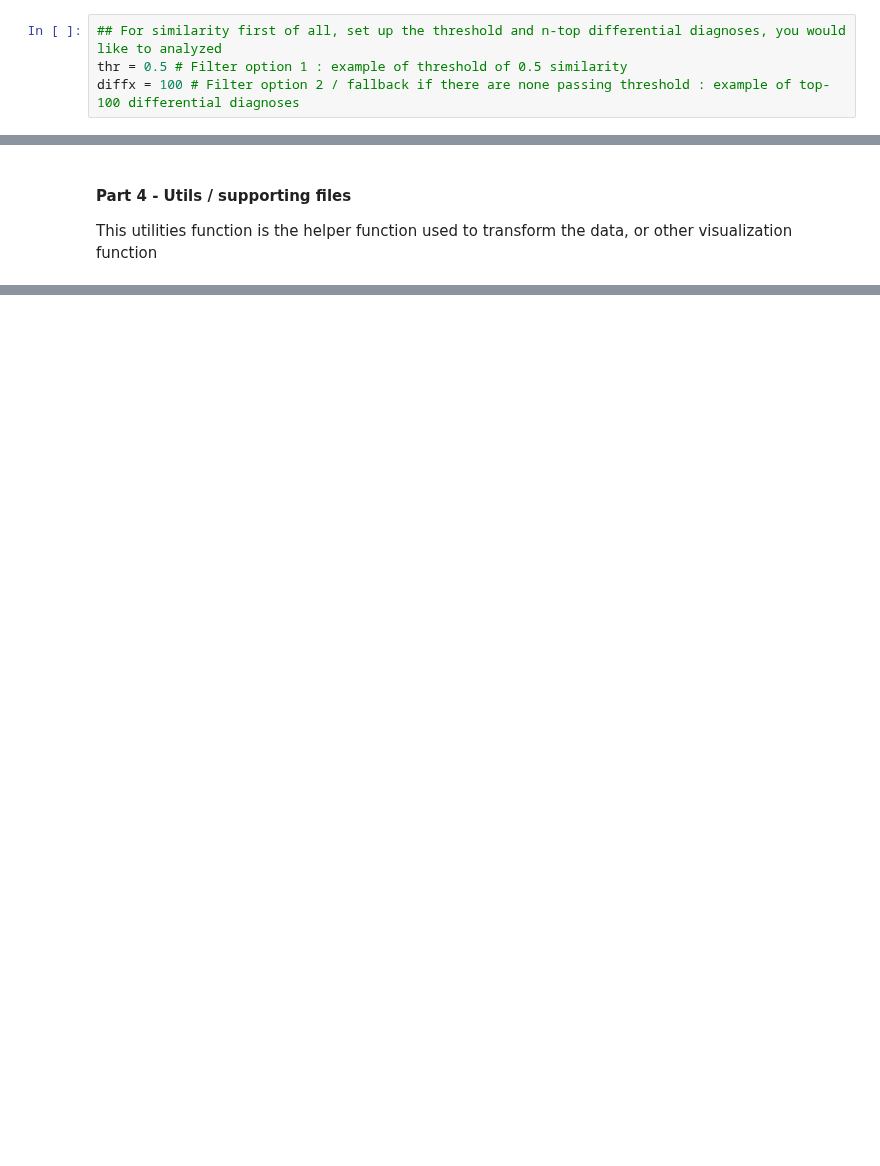
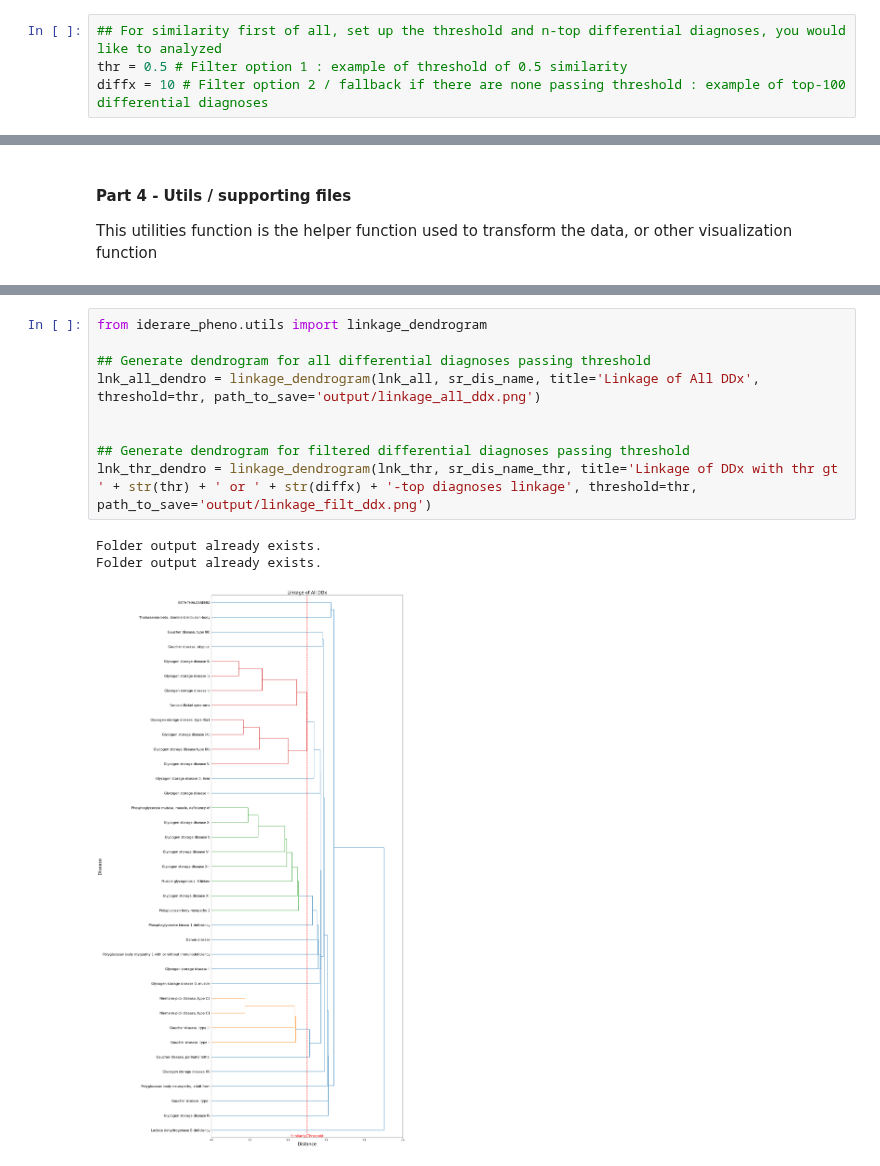
Before and after one commit to ivanwilliammd/iderare-pheno, a Jupyter notebook: Playbook.ipynb, the cells around one changed output, grey strips where cells are left out. Cells and saved outputs as stored; diff of their text form; blank space fills up the shorter version.

```diff
--- a/Playbook.ipynb
+++ b/Playbook.ipynb
@@ -89,7 +89,7 @@ from iderare_pheno.simrec import hpo2omim_similarity
 # %%
 ## For similarity first of all, set up the threshold and n-top differential diagnoses, you would like to analyzed
 thr = 0.5 # Filter option 1 : example of threshold of 0.5 similarity
-diffx = 100 # Filter option 2 / fallback if there are none passing threshold : example of top-100 differential diagnoses
+diffx = 10 # Filter option 2 / fallback if there are none passing threshold : example of top-100 differential diagnoses
 # %%
 ## hpo2omim_similarity will return 3 object :
 # 1. first (list) will be similarity score
@@ -129,0 +198,13 @@ This utilities function is the helper function used to transform the data, or ot
+# %%
+from iderare_pheno.utils import linkage_dendrogram
+
+## Generate dendrogram for all differential diagnoses passing threshold
+lnk_all_dendro = linkage_dendrogram(lnk_all, sr_dis_name, title='Linkage of All DDx', threshold=thr, path_to_save='output/linkage_all_ddx.png')
+
+
+## Generate dendrogram for filtered differential diagnoses passing threshold
+lnk_thr_dendro = linkage_dendrogram(lnk_thr, sr_dis_name_thr, title='Linkage of DDx with thr gt ' + str(thr) + ' or ' + str(diffx) + '-top diagnoses linkage', threshold=thr, path_to_save='output/linkage_filt_ddx.png')
+# %% [output]
+Folder output already exists.
+Folder output already exists.
+[figure, added]
```
Also changed, not shown: parts of 13 cells of this notebook, 20 other files.
